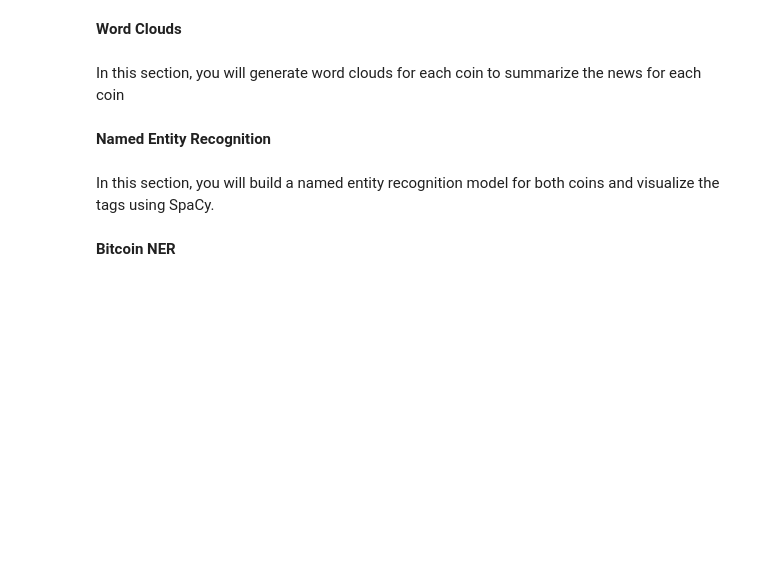
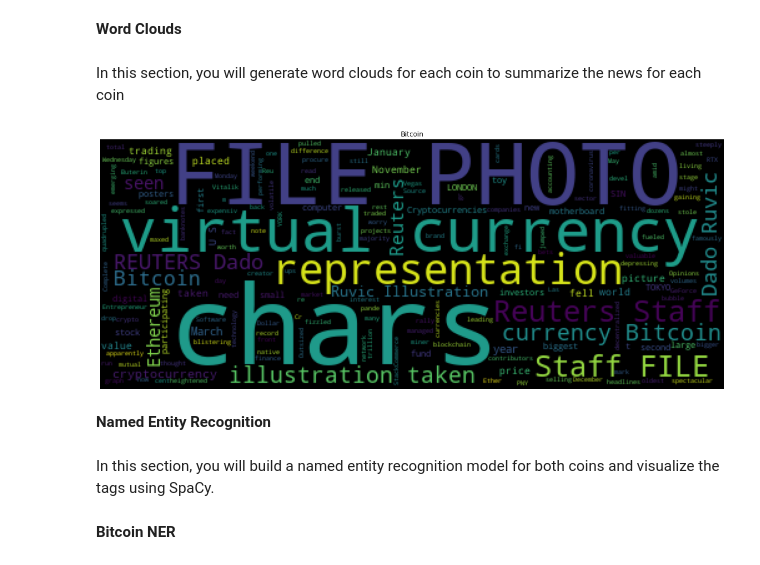
Before and after one commit to tfry-coder/python-homework, a Jupyter notebook: Talescrypto.ipynb, the cells around one changed output. Drawn from its saved outputs; the diff is of its cells as text; code cells hidden in the pictures; blank space fills up the shorter version.

Commit message:
wordcloud add

```diff
--- a/Talescrypto.ipynb
+++ b/Talescrypto.ipynb
@@ -237,6 +269,19 @@ mpl.rcParams['figure.figsize'] = [20.0, 10.0]
+# %%
+# Generate the Bitcoin word cloud
+#Word Clouds
+def wordcloud(text, title=''):
+    df_cloud = WordCloud(width=500).generate(text)
+    plt.imshow(df_cloud)
+    plt.axis('off')
+    plt.title(title)
+    plt.show()
 # %%
  # Generate the Ethereum word cloud
 # YOUR CODE HERE!
+# %%
+wordcloud(dow.text.str.cat(), title='Bitcoin')
+# %% [output]
+[figure, added]
 # %% [markdown]
 **Named Entity Recognition**
 # %% [markdown]
```
Also changed, not shown: parts of 9 cells of this notebook.
